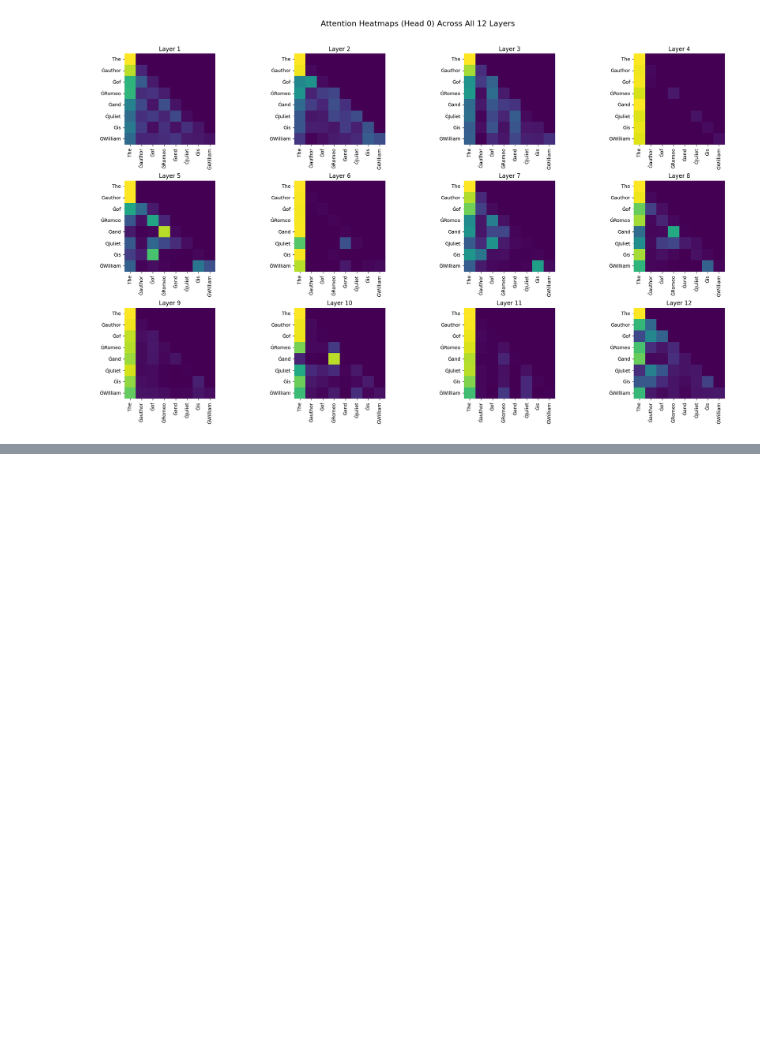
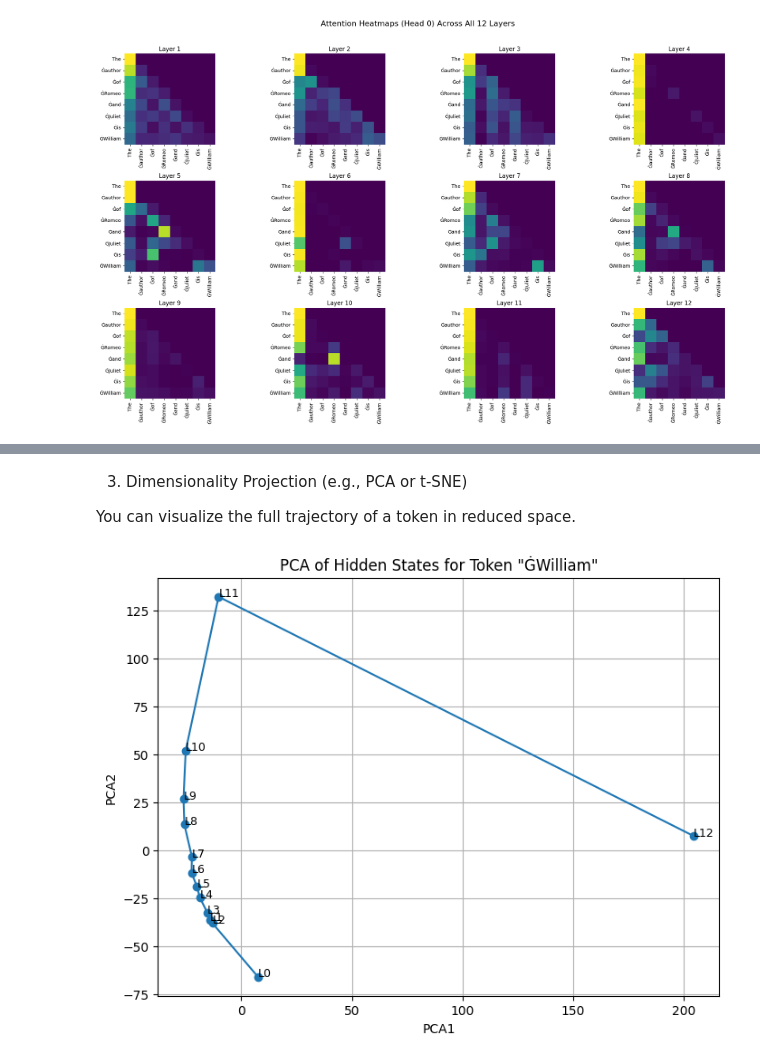
Before and after one commit to miriamzara/LCP_B_GPT2, a Jupyter notebook: prova_angela.ipynb, the cells around one changed output, grey strips where cells are left out. Drawn from its saved outputs; the diff is of its cells as text; code cells hidden in the pictures; blank space fills up the shorter version.

```diff
--- a/prova_angela.ipynb
+++ b/prova_angela.ipynb
@@ -443,0 +499,21 @@ Layer  2:
+# %% [markdown]
+3. Dimensionality Projection (e.g., PCA or t-SNE)
+
+You can visualize the full trajectory of a token in reduced space.
+# %%
+from sklearn.decomposition import PCA
+
+pca = PCA(n_components=2)
+reduced = pca.fit_transform(vectors)
+
+plt.figure(figsize=(8, 6))
+plt.plot(reduced[:, 0], reduced[:, 1], marker='o')
+for i, (x, y) in enumerate(reduced):
+    plt.text(x + 0.01, y + 0.01, f'L{i}', fontsize=9)
+plt.title(f'PCA of Hidden States for Token "{tokens[token_position]}"')
+plt.xlabel('PCA1')
+plt.ylabel('PCA2')
+plt.grid(True)
+plt.show()
+# %% [output]
+[figure, added]
```
Also changed, not shown: parts of 8 cells of this notebook.
